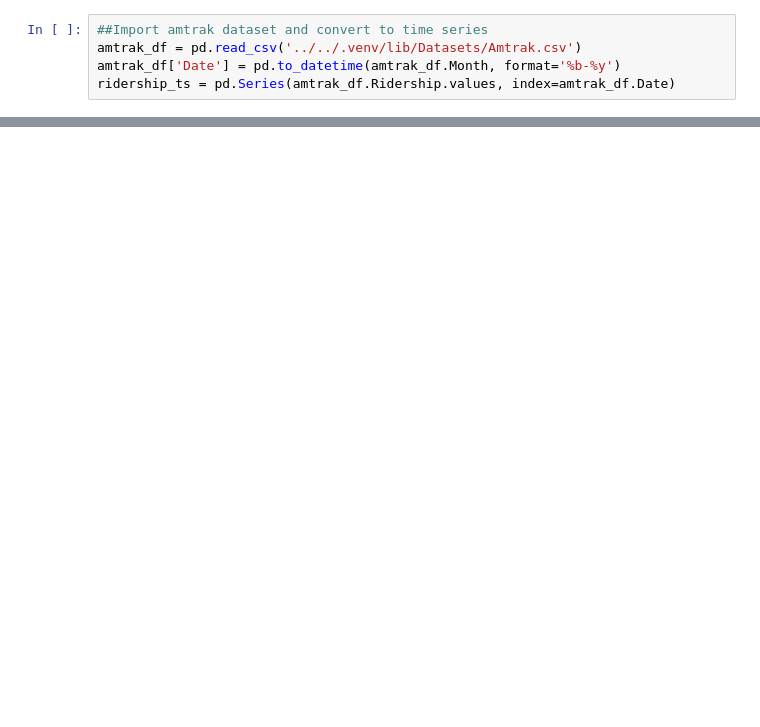
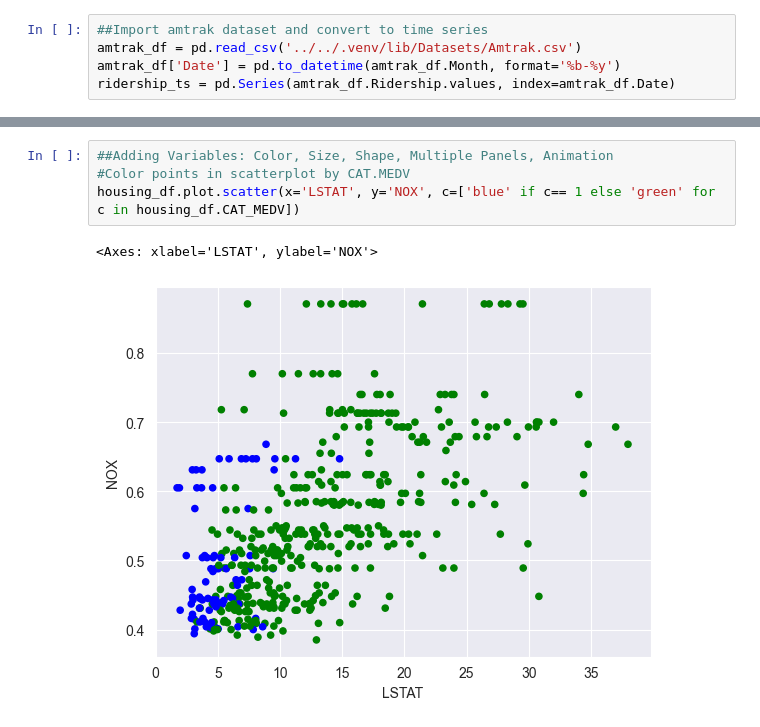
Before and after one commit to tstrickland-13/DataMiningandAnalyticsNotes, a Jupyter notebook: Book Notes by Concept/Part 2: Data Exploration and Dimension Reduction/Ch. 3: Data Visualization.ipynb, the cells around one changed output, grey strips where cells are left out. Drawn from its saved outputs; the diff is of its cells as text; blank space fills up the shorter version.

```diff
--- a/Book Notes by Concept/Part 2: Data Exploration and Dimension Reduction/Ch. 3: Data Visualization.ipynb
+++ b/Book Notes by Concept/Part 2: Data Exploration and Dimension Reduction/Ch. 3: Data Visualization.ipynb
@@ -133,0 +209,7 @@ plt.xticks(rotation=80)
+# %%
+##Adding Variables: Color, Size, Shape, Multiple Panels, Animation
+#Color points in scatterplot by CAT.MEDV
+housing_df.plot.scatter(x='LSTAT', y='NOX', c=['blue' if c== 1 else 'green' for c in housing_df.CAT_MEDV])
+# %% [output]
+<Axes: xlabel='LSTAT', ylabel='NOX'>
+[figure, added]
```
Also changed, not shown: parts of 37 cells of this notebook, 1 other file.
